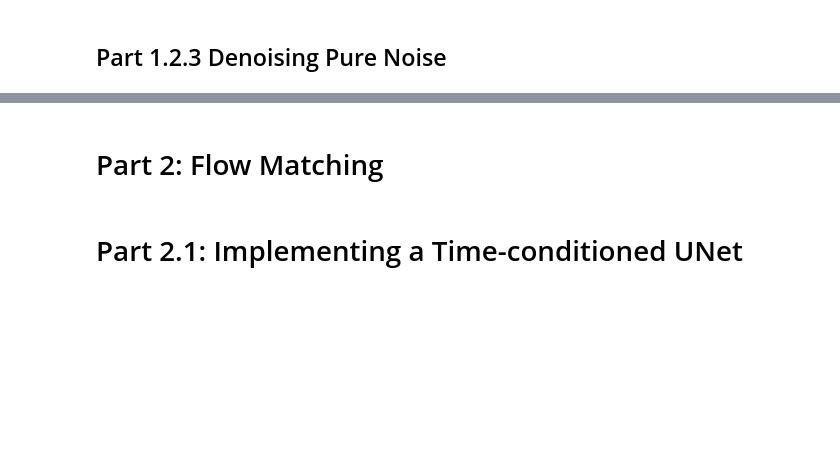
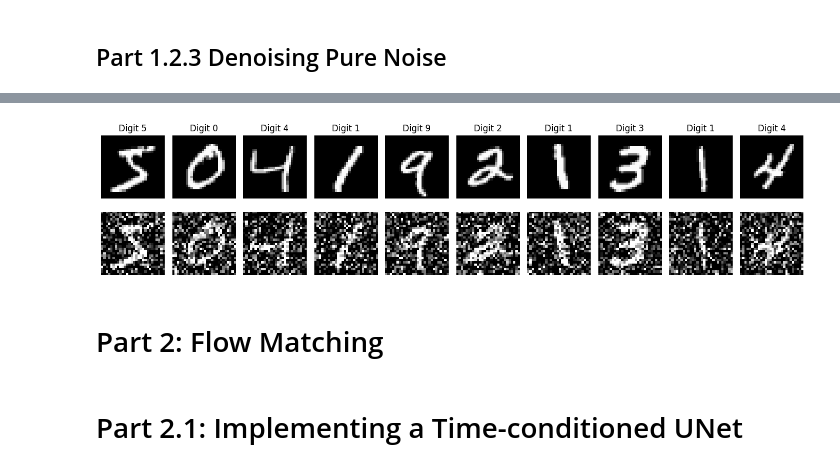
Before and after one commit to RishbhaJain/computer-vision-cs280A, a Jupyter notebook: partb.ipynb, the cells around one changed output, grey strips where cells are left out. Drawn from its saved outputs; the diff is of its cells as text; code cells hidden in the pictures; blank space fills up the shorter version.

```diff
--- a/partb.ipynb
+++ b/partb.ipynb
@@ -433,3 +580,27 @@ raise NotImplementedError('Implement the pure-noise experiment')
+# %%
+
+fig, axes = plt.subplots(2, 10, figsize=(14, 3.5))
+
+for i in range(10):
+    image, label = train_dataset[i]
+
+    axes[0, i].imshow(image.squeeze(), cmap="gray")
+    axes[0, i].set_title(f"Digit {label}")
+
+    noise = torch.randn_like(image)
+    axes[1, i].imshow(
+        (image + 0.5 * noise).squeeze(),
+        cmap="gray",
+        vmin=0, vmax=1
+    )
+
+for ax in axes.flat:
+    ax.axis("off")
+
+plt.tight_layout()
+plt.show()
+# %% [output]
+[figure, added]
 # %% [markdown]
 # Part 2: Flow Matching
 # %% [markdown]
```
Also changed, not shown: parts of 11 cells of this notebook.
